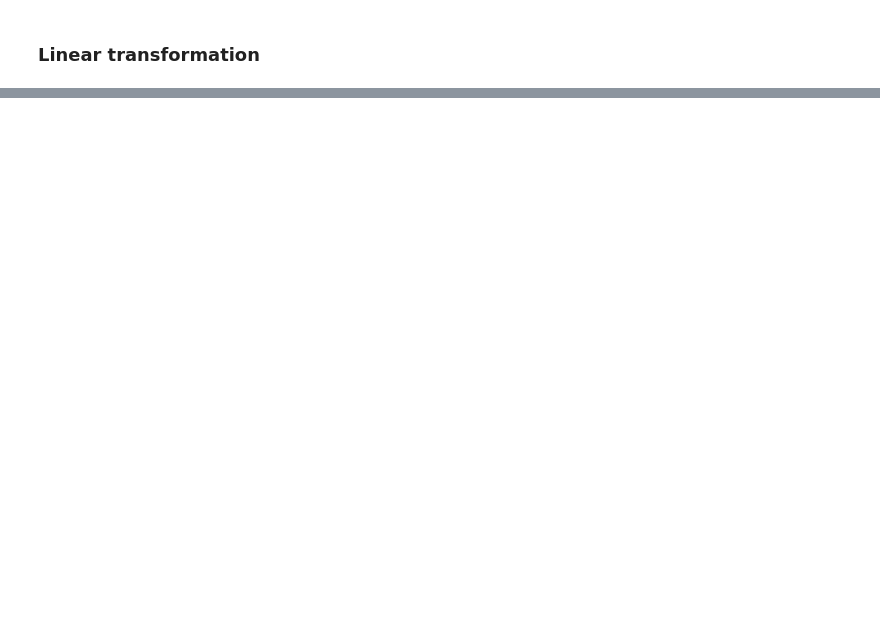
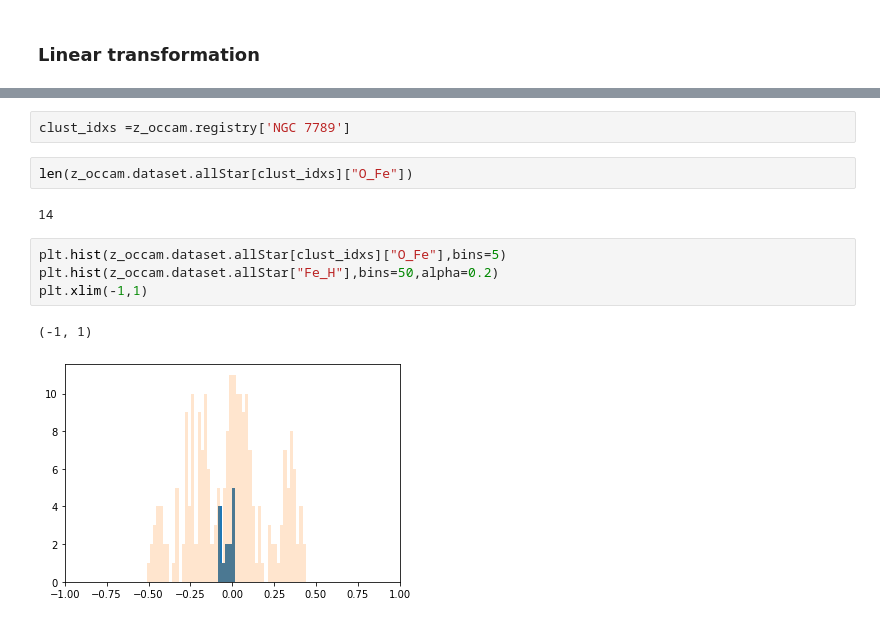
Before and after one commit to drd13/RSCA, a Jupyter notebook: apoNN/notebooks/6-Occam_fitting.ipynb, the cells around one changed output, grey strips where cells are left out. Saved outputs shown, nothing was run; the diff lists cells and outputs as text; blank space fills up the shorter version.

```diff
--- a/apoNN/notebooks/6-Occam_fitting.ipynb
+++ b/apoNN/notebooks/6-Occam_fitting.ipynb
@@ -126,0 +167,13 @@ NameError: name 'y' is not defined
+# %%
+clust_idxs =z_occam.registry['NGC 7789']
+# %%
+len(z_occam.dataset.allStar[clust_idxs]["O_Fe"])
+# %% [output]
+14
+# %%
+plt.hist(z_occam.dataset.allStar[clust_idxs]["O_Fe"],bins=5)
+plt.hist(z_occam.dataset.allStar["Fe_H"],bins=50,alpha=0.2)
+plt.xlim(-1,1)
+# %% [output]
+(-1, 1)
+[figure, added]
```
Also changed, not shown: parts of 35 cells of this notebook.
